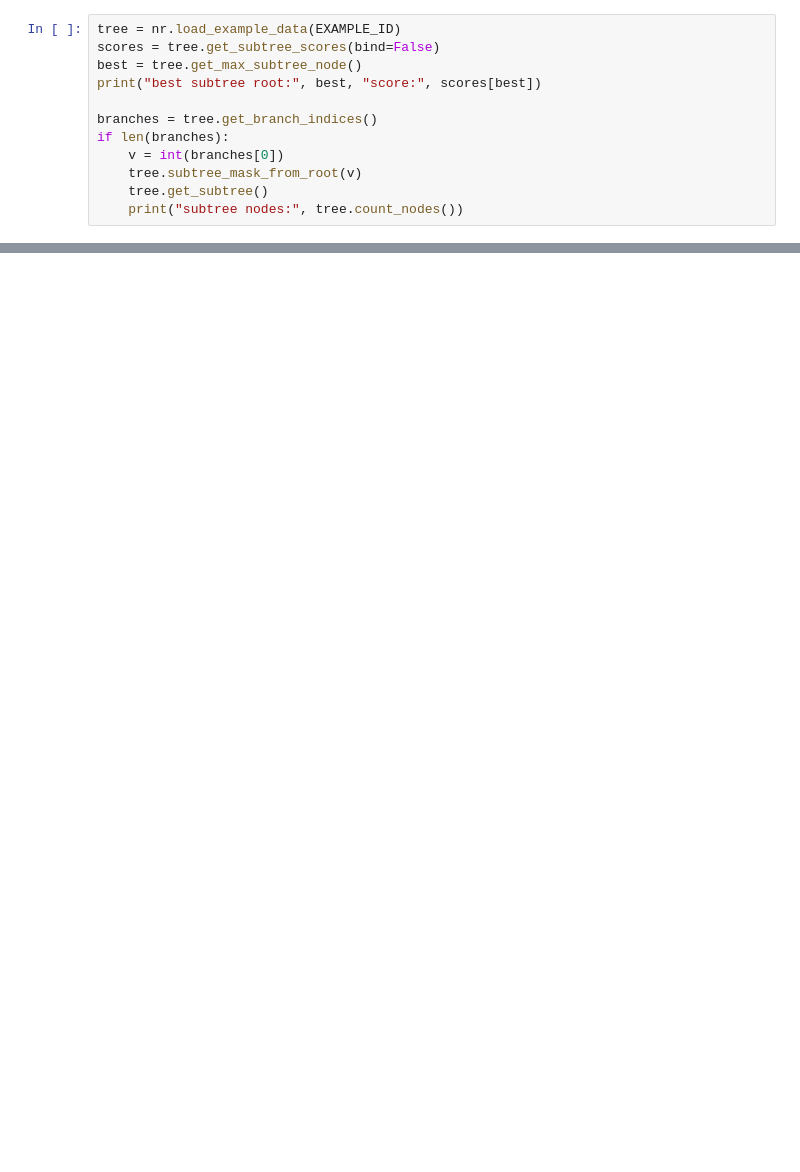
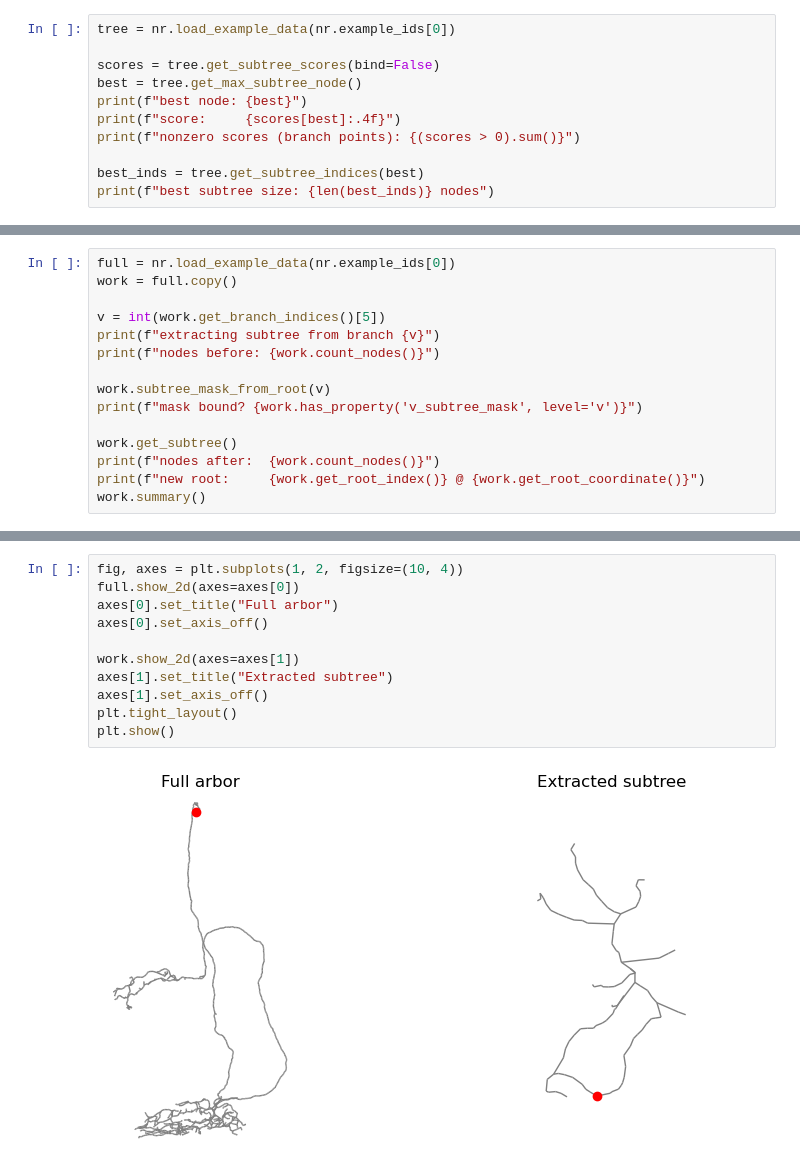
Before and after one commit to NikDrummond/NeuRosetta, a Jupyter notebook: docs/tutorials/tree_surgery.ipynb, the cells around one changed output, grey strips where cells are left out. Cells and saved outputs as stored; diff of their text form; blank space fills up the shorter version.

```diff
--- a/docs/tutorials/tree_surgery.ipynb
+++ b/docs/tutorials/tree_surgery.ipynb
@@ -38,13 +193,12 @@ new root index: 0
 # %%
-tree = nr.load_example_data(EXAMPLE_ID)
+tree = nr.load_example_data(nr.example_ids[0])
+
 scores = tree.get_subtree_scores(bind=False)
 best = tree.get_max_subtree_node()
-print("best subtree root:", best, "score:", scores[best])
+print(f"best node: {best}")
+print(f"score:     {scores[best]:.4f}")
+print(f"nonzero scores (branch points): {(scores > 0).sum()}")
 
-branches = tree.get_branch_indices()
-if len(branches):
-    v = int(branches[0])
-    tree.subtree_mask_from_root(v)
-    tree.get_subtree()
-    print("subtree nodes:", tree.count_nodes())
+best_inds = tree.get_subtree_indices(best)
+print(f"best subtree size: {len(best_inds)} nodes")
 # %% [output]
@@ -54,0 +228,15 @@ Next: {doc}`gui`.
+# %%
+full = nr.load_example_data(nr.example_ids[0])
+work = full.copy()
+
+v = int(work.get_branch_indices()[5])
+print(f"extracting subtree from branch {v}")
+print(f"nodes before: {work.count_nodes()}")
+
+work.subtree_mask_from_root(v)
+print(f"mask bound? {work.has_property('v_subtree_mask', level='v')}")
+
+work.get_subtree()
+print(f"nodes after:  {work.count_nodes()}")
+print(f"new root:     {work.get_root_index()} @ {work.get_root_coordinate()}")
+work.summary()
@@ -54,0 +252,13 @@ Next: {doc}`gui`.
+# %%
+fig, axes = plt.subplots(1, 2, figsize=(10, 4))
+full.show_2d(axes=axes[0])
+axes[0].set_title("Full arbor")
+axes[0].set_axis_off()
+
+work.show_2d(axes=axes[1])
+axes[1].set_title("Extracted subtree")
+axes[1].set_axis_off()
+plt.tight_layout()
+plt.show()
+# %% [output]
+[figure, added]
```
Also changed, not shown: parts of 27 cells of this notebook, 26 other files.
